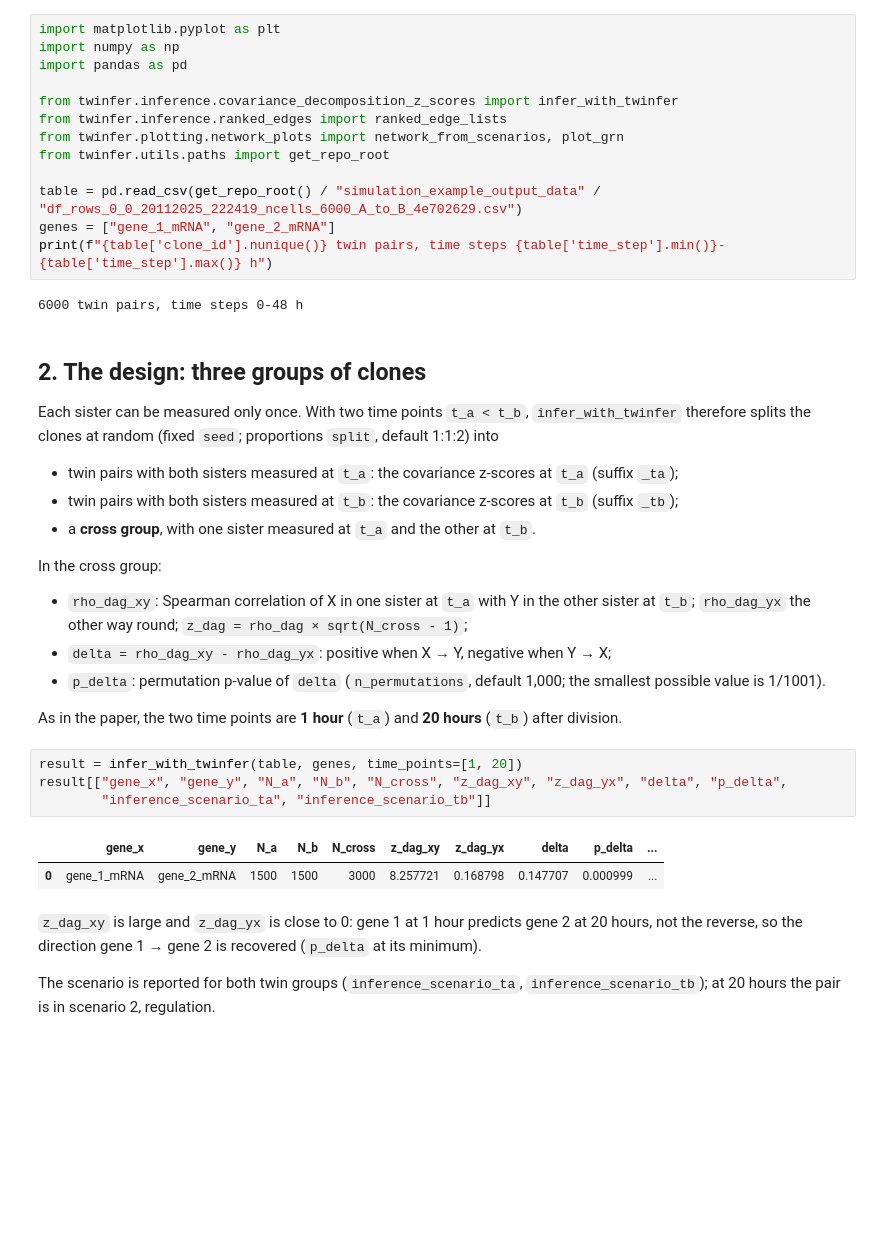
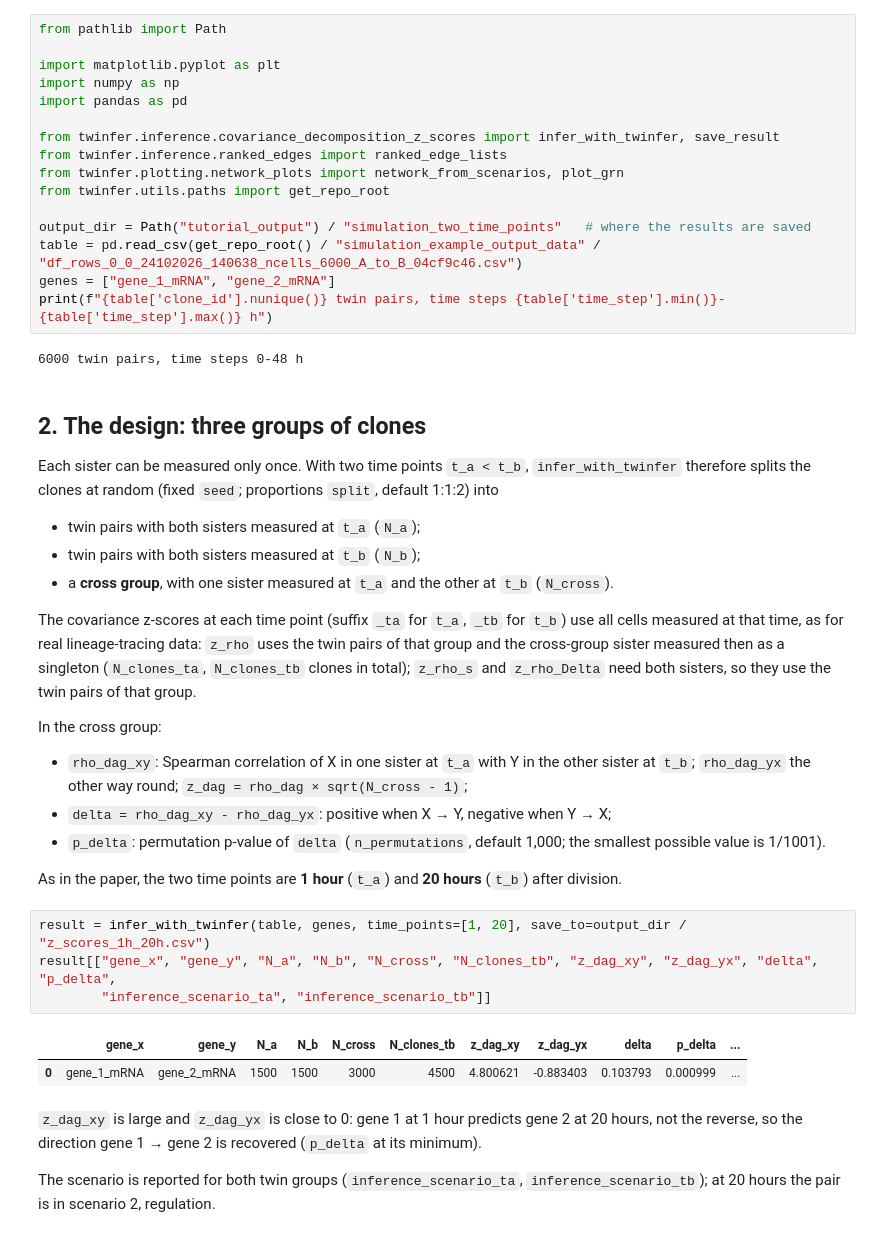
Before and after one commit to GoyalLab/TwINFER, a Jupyter notebook: tutorials/inference_simulation_two_time_points.ipynb, the cells around one changed output. Cells and saved outputs as stored; diff of their text form; blank space fills up the shorter version.

```diff
--- a/tutorials/inference_simulation_two_time_points.ipynb
+++ b/tutorials/inference_simulation_two_time_points.ipynb
@@ -11,14 +13,17 @@ The three z-scores (`z_rho`, `z_rho_s`, `z_rho_delta`) and the inference scenari
 # %%
+from pathlib import Path
+
 import matplotlib.pyplot as plt
 import numpy as np
 import pandas as pd
 
-from twinfer.inference.covariance_decomposition_z_scores import infer_with_twinfer
+from twinfer.inference.covariance_decomposition_z_scores import infer_with_twinfer, save_result
 from twinfer.inference.ranked_edges import ranked_edge_lists
 from twinfer.plotting.network_plots import network_from_scenarios, plot_grn
 from twinfer.utils.paths import get_repo_root
 
-table = pd.read_csv(get_repo_root() / "simulation_example_output_data" / "df_rows_0_0_20112025_222419_ncells_6000_A_to_B_4e702629.csv")
+output_dir = Path("tutorial_output") / "simulation_two_time_points"   # where the results are saved
+table = pd.read_csv(get_repo_root() / "simulation_example_output_data" / "df_rows_0_0_24102026_140638_ncells_6000_A_to_B_04cf9c46.csv")
 genes = ["gene_1_mRNA", "gene_2_mRNA"]
 print(f"{table['clone_id'].nunique()} twin pairs, time steps {table['time_step'].min()}-{table['time_step'].max()} h")
 # %% [output]
@@ -28,9 +33,11 @@ print(f"{table['clone_id'].nunique()} twin pairs, time steps {table['time_step']
 
 Each sister can be measured only once. With two time points `t_a < t_b`, `infer_with_twinfer` therefore splits the clones at random (fixed `seed`; proportions `split`, default 1:1:2) into
 
-* twin pairs with both sisters measured at `t_a`: the covariance z-scores at `t_a` (suffix `_ta`);
-* twin pairs with both sisters measured at `t_b`: the covariance z-scores at `t_b` (suffix `_tb`);
-* a **cross group**, with one sister measured at `t_a` and the other at `t_b`.
+* twin pairs with both sisters measured at `t_a` (`N_a`);
+* twin pairs with both sisters measured at `t_b` (`N_b`);
+* a **cross group**, with one sister measured at `t_a` and the other at `t_b` (`N_cross`).
+
+The covariance z-scores at each time point (suffix `_ta` for `t_a`, `_tb` for `t_b`) use all cells measured at that time, as for real lineage-tracing data: `z_rho` uses the twin pairs of that group and the cross-group sister measured then as a singleton (`N_clones_ta`, `N_clones_tb` clones in total); `z_rho_s` and `z_rho_Delta` need both sisters, so they use the twin pairs of that group.
 
 In the cross group:
 
@@ -40,12 +47,12 @@ In the cross group:
 
 As in the paper, the two time points are **1 hour** (`t_a`) and **20 hours** (`t_b`) after division.
 # %%
-result = infer_with_twinfer(table, genes, time_points=[1, 20])
-result[["gene_x", "gene_y", "N_a", "N_b", "N_cross", "z_dag_xy", "z_dag_yx", "delta", "p_delta",
+result = infer_with_twinfer(table, genes, time_points=[1, 20], save_to=output_dir / "z_scores_1h_20h.csv")
+result[["gene_x", "gene_y", "N_a", "N_b", "N_cross", "N_clones_tb", "z_dag_xy", "z_dag_yx", "delta", "p_delta",
         "inference_scenario_ta", "inference_scenario_tb"]]
 # %% [output]
-|  | gene_x | gene_y | N_a | N_b | N_cross | z_dag_xy | z_dag_yx | delta | p_delta | ... |
-| 0 | gene_1_mRNA | gene_2_mRNA | 1500 | 1500 | 3000 | 8.257721 | 0.168798 | 0.147707 | 0.000999 | ... |
+|  | gene_x | gene_y | N_a | N_b | N_cross | N_clones_tb | z_dag_xy | z_dag_yx | delta | p_delta | ... |
+| 0 | gene_1_mRNA | gene_2_mRNA | 1500 | 1500 | 3000 | 4500 | 4.800621 | -0.883403 | 0.103793 | 0.000999 | ... |
 # %% [markdown]
 `z_dag_xy` is large and `z_dag_yx` is close to 0: gene 1 at 1 hour predicts gene 2 at 20 hours, not the reverse, so the direction gene 1 → gene 2 is recovered (`p_delta` at its minimum).
 
```
Also changed, not shown: parts of 10 cells of this notebook, 35 other files.
